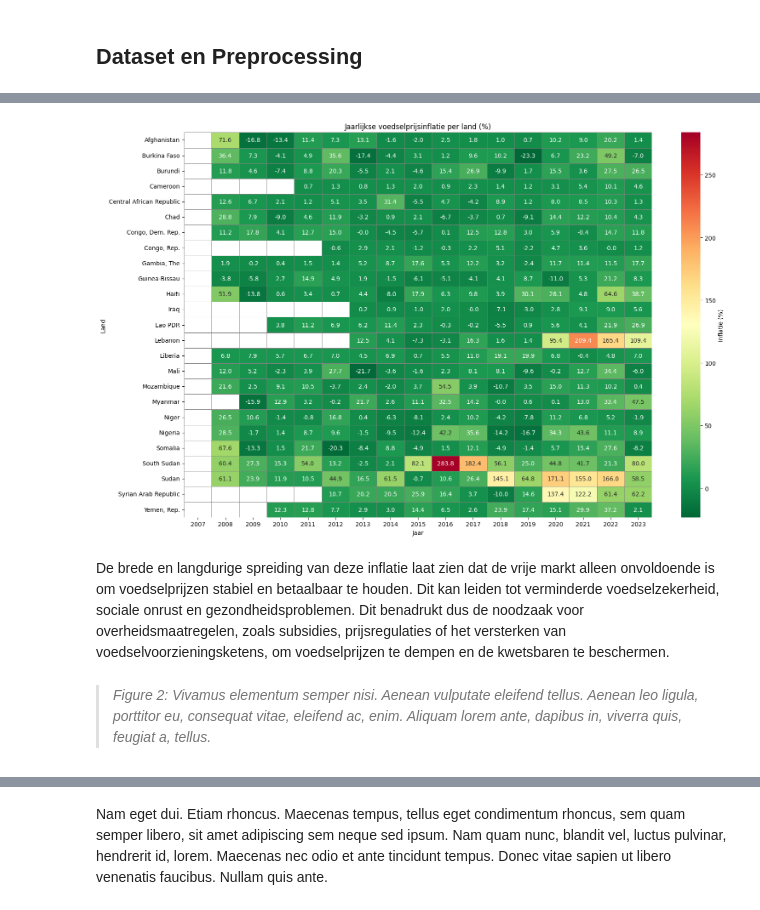
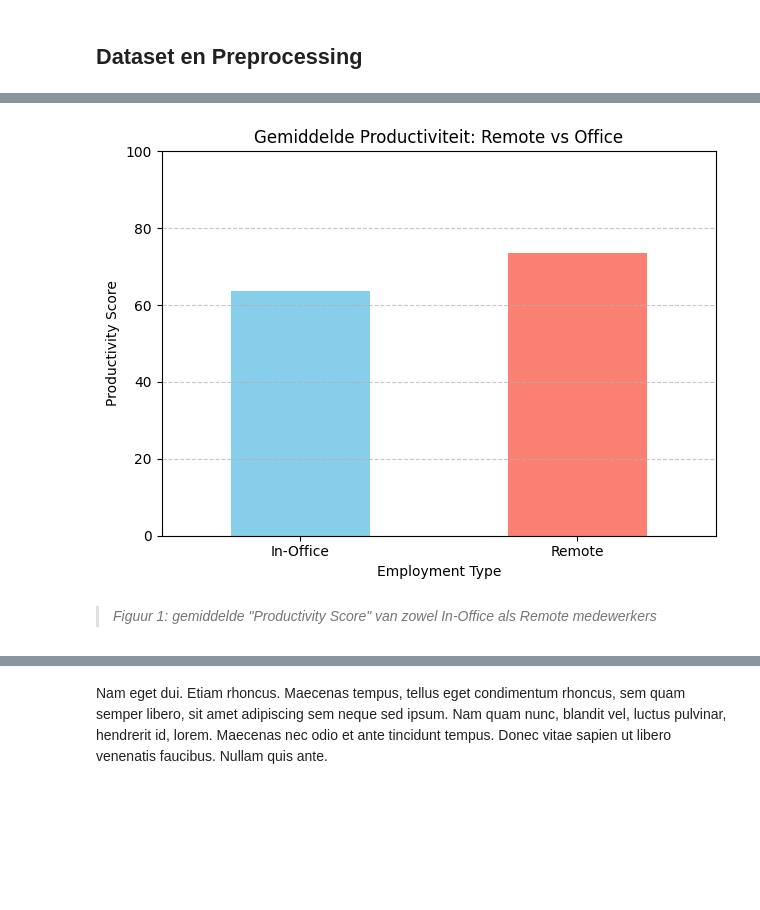
Before and after one commit to DiazWiersma/data-story, a Jupyter notebook: docs/format.ipynb, the cells around one changed output, grey strips where cells are left out. Saved outputs shown, nothing was run; the diff lists cells and outputs as text; code cells hidden in the pictures; blank space fills up the shorter version.

```diff
--- a/docs/format.ipynb
+++ b/docs/format.ipynb
@@ -55,46 +13,0 @@ De heatmap van figuur 1 toont dat veel landen te maken hebben met aanhoudend hog
-# %%
-import pandas as pd
-import matplotlib.pyplot as plt
-import seaborn as sns
-
-# Data inladen
-df = pd.read_csv("WLD_RTFP_country_2023-10-02.csv", parse_dates=['date'])
-
-# Gemiddelde voedselprijs per rij berekenen
-df['mean_price'] = df[['Open', 'High', 'Low', 'Close']].mean(axis=1)
-
-# Jaar uit datum halen
-df['year'] = df['date'].dt.year
-
-# Jaarlijkse gemiddelde voedselprijs per land berekenen
-jaar_prijs = df.groupby(['country', 'year'])['mean_price'].mean().reset_index()
-
-# Pivot zodat landen rijen zijn en jaren kolommen
-pivot = jaar_prijs.pivot(index='country', columns='year', values='mean_price')
-
-# NA's vullen met laatste beschikbare waarde (forward fill)
-pivot_filled = pivot.ffill(axis=1)
-
-# Procentuele verandering berekenen (inflatie) per land per jaar, fill_method=None om warning te voorkomen
-inflatie = pivot_filled.pct_change(axis=1, fill_method=None) * 100
-
-# Heatmap plotten
-plt.figure(figsize=(16, 10))
-sns.heatmap(
-    inflatie,
-    cmap='RdYlGn_r',
-    linewidths=0.5,
-    linecolor='gray',
-    cbar_kws={'label': 'Inflatie (%)'},
-    annot=True,
-    fmt=".1f"
-)
-plt.title('Jaarlijkse voedselprijsinflatie per land (%)')
-plt.xlabel('Jaar')
-plt.ylabel('Land')
-plt.tight_layout()
-plt.show()
-# %% [output]
-[figure, removed]
-# %% [markdown]
-De brede en langdurige spreiding van deze inflatie laat zien dat de vrije markt alleen onvoldoende is om voedselprijzen stabiel en betaalbaar te houden. Dit kan leiden tot verminderde voedselzekerheid, sociale onrust en gezondheidsproblemen. Dit benadrukt dus de noodzaak voor overheidsmaatregelen, zoals subsidies, prijsregulaties of het versterken van voedselvoorzieningsketens, om voedselprijzen te dempen en de kwetsbaren te beschermen.
@@ -101,2 +18,22 @@ De brede en langdurige spreiding van deze inflatie laat zien dat de vrije markt
+# %%
+
+# CSV inlezen
+df = pd.read_csv("/Users/diazwiersma/data-story/docs/Graphs/remote_work_productivity.csv")
+
+# Gemiddelde productivity per Employment_Type
+avg_productivity = df.groupby('Employment_Type')['Productivity_Score'].mean()
+
+# Bar chart
+avg_productivity.plot(kind='bar', color=['skyblue', 'salmon'])
+plt.title("Gemiddelde Productiviteit: Remote vs Office")
+plt.ylabel("Productivity Score")
+plt.xlabel("Employment Type")
+plt.ylim(0, 100)
+plt.xticks(rotation=0)
+plt.grid(axis='y', linestyle='--', alpha=0.7)
+plt.tight_layout()
+plt.show()
+# %% [output]
+[figure, added]
 # %% [markdown]
-> *Figure 2: Vivamus elementum semper nisi. Aenean vulputate eleifend tellus. Aenean leo ligula, porttitor eu, consequat vitae, eleifend ac, enim. Aliquam lorem ante, dapibus in, viverra quis, feugiat a, tellus.*
+> *Figuur 1: gemiddelde "Productivity Score" van zowel In-Office als Remote medewerkers*
```
Also changed, not shown: parts of 17 cells of this notebook.
